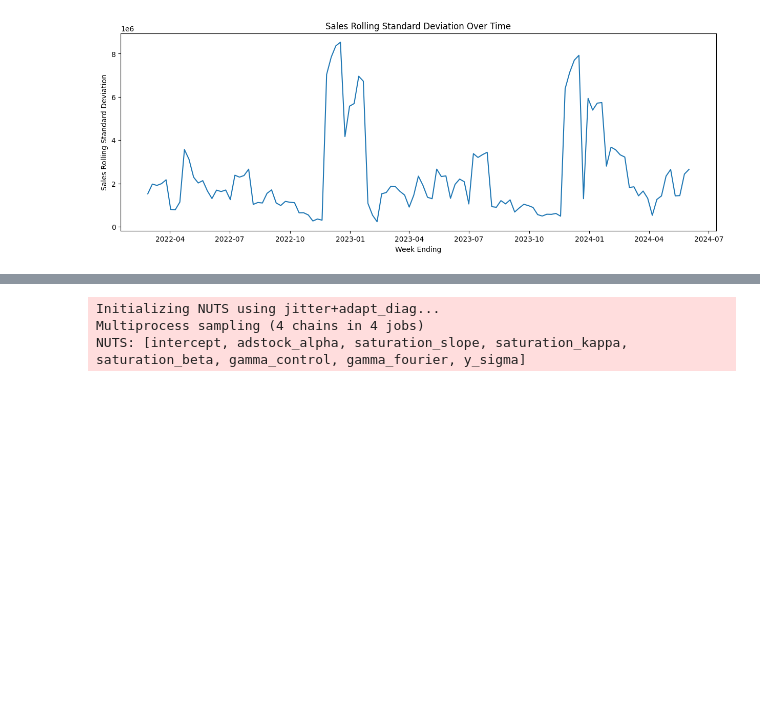
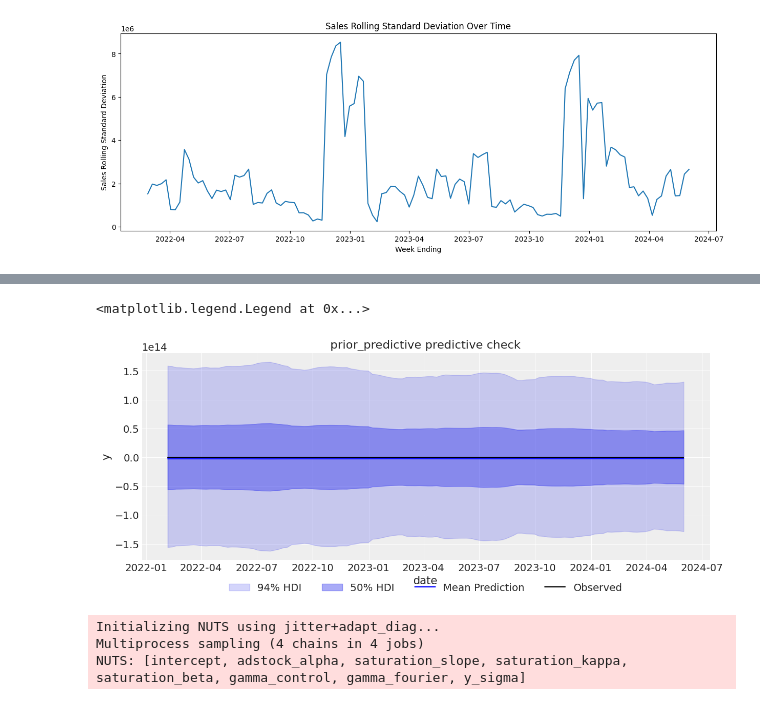
Before and after one commit to naveen3830/Python, a Jupyter notebook: Assignment/PYQ2.ipynb, the cells around one changed output, grey strips where cells are left out. Cells and saved outputs as stored; diff of their text form; code cells hidden in the pictures; blank space fills up the shorter version.

```diff
--- a/Assignment/PYQ2.ipynb
+++ b/Assignment/PYQ2.ipynb
@@ -437,0 +603,5 @@ Text(0, 0.5, 'Sales Rolling Standard Deviation')
+# %%
+spend_share=total_spend_per_channel/(total_spend_per_channel.sum())
+n_channels=len(channels)
+prior_sigma = n_channels*spend_share.to_numpy()
+print(prior_sigma.tolist())
@@ -437,0 +610,35 @@ Text(0, 0.5, 'Sales Rolling Standard Deviation')
+# %%
+from pymc_marketing.mmm import MMM, GeometricAdstock, LogisticSaturation
+from pymc_marketing.mmm.transformers import geometric_adstock, logistic_saturation
+from pymc_marketing.prior import Prior
+import arviz as az
+import warnings
+warnings.filterwarnings("ignore", category=FutureWarning)
+az.style.use("arviz-darkgrid")
+plt.rcParams["figure.figsize"] = [12, 5]
+plt.rcParams["figure.dpi"] = 100
+
+
+x=df.drop('Sales',axis=1)
+y=df['Sales']
+# %%
+my_model_config = {
+    "intercept": Prior("Normal", mu=0.5, sigma=0.2),
+    "saturation_beta": Prior("HalfNormal", sigma=prior_sigma),
+    "gamma_control": Prior("Normal", mu=0, sigma=0.05),
+    "gamma_fourier": Prior("Laplace", mu=0, b=0.2),
+    "likelihood": Prior("Normal", sigma=Prior("HalfNormal", sigma=6)),
+}
+
+my_sampler_config = {"progressbar": True}
+# %%
+mmm = MMM(
+    model_config=my_model_config,
+    sampler_config=my_sampler_config,
+    date_column="Week_Ending",
+    adstock=GeometricAdstock(l_max=8),
+    saturation=LogisticSaturation(),
+    channel_columns=channels,
+    control_columns=["day_of_year", "Discount1", "Discount2", "Holiday Dummy", "Total SKU", "Gasoline Price", "Average Price"],
+    yearly_seasonality=4,
+)
@@ -438,3 +663,10 @@ Text(0, 0.5, 'Sales Rolling Standard Deviation')
+# %%
+fig, ax = plt.subplots()
+mmm.plot_prior_predictive(ax=ax, original_scale=True)
+ax.legend(loc="lower center", bbox_to_anchor=(0.5, -0.2), ncol=4)
+# %% [output]
+<matplotlib.legend.Legend at 0x...>
+[figure, added]
 # %%
 from pymc_marketing.mmm import MMM
 from pymc_marketing.mmm.components.adstock import GeometricAdstock
```
Also changed, not shown: parts of 27 cells of this notebook, 2 other files.
